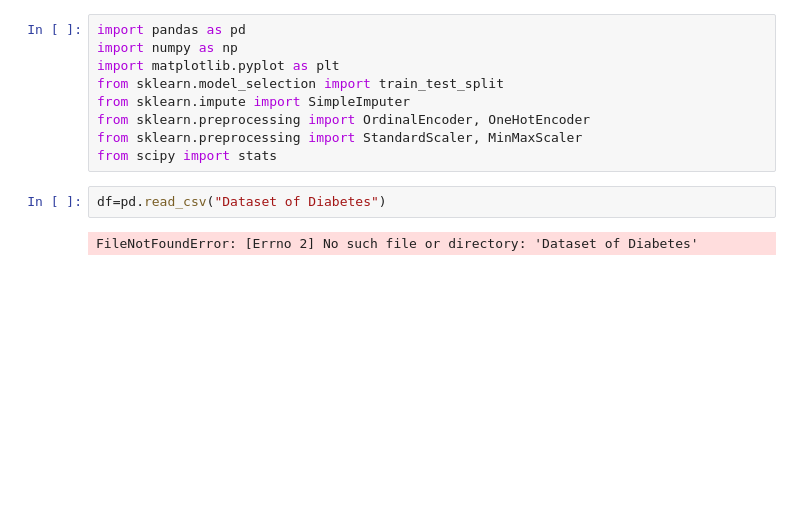
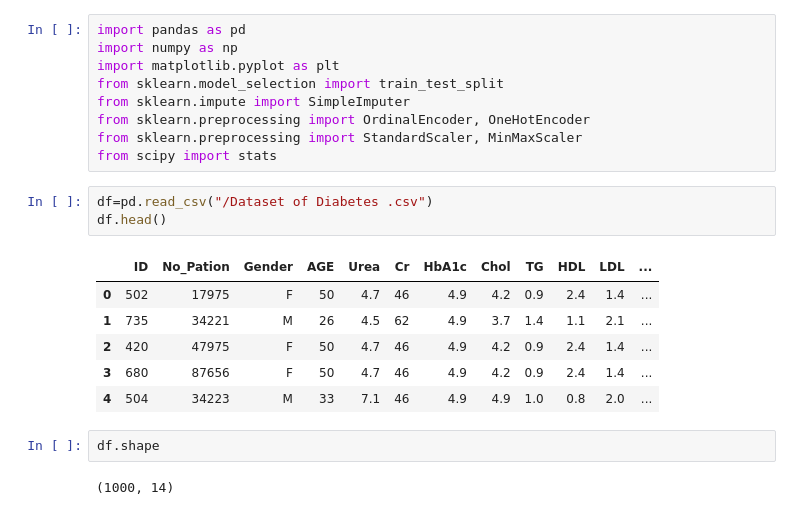
Before and after one commit to venkateshchandle/ml, a Jupyter notebook: 1BM22CS325_Lab-1-DataProcessing.ipynb, the cells around one changed output. Saved outputs shown, nothing was run; the diff lists cells and outputs as text; blank space fills up the shorter version.

```diff
--- a/1BM22CS325_Lab-1-DataProcessing.ipynb
+++ b/1BM22CS325_Lab-1-DataProcessing.ipynb
@@ -10,6 +10,16 @@ from sklearn.preprocessing import OrdinalEncoder, OneHotEncoder
 from sklearn.preprocessing import StandardScaler, MinMaxScaler
 from scipy import stats
 # %%
-df=pd.read_csv("Dataset of Diabetes")
+df=pd.read_csv("/Dataset of Diabetes .csv")
+df.head()
 # %% [output]
-FileNotFoundError: [Errno 2] No such file or directory: 'Dataset of Diabetes'
+|  | ID | No_Pation | Gender | AGE | Urea | Cr | HbA1c | Chol | TG | HDL | LDL | ... |
+| 0 | 502 | 17975 | F | 50 | 4.7 | 46 | 4.9 | 4.2 | 0.9 | 2.4 | 1.4 | ... |
+| 1 | 735 | 34221 | M | 26 | 4.5 | 62 | 4.9 | 3.7 | 1.4 | 1.1 | 2.1 | ... |
+| 2 | 420 | 47975 | F | 50 | 4.7 | 46 | 4.9 | 4.2 | 0.9 | 2.4 | 1.4 | ... |
+| 3 | 680 | 87656 | F | 50 | 4.7 | 46 | 4.9 | 4.2 | 0.9 | 2.4 | 1.4 | ... |
+| 4 | 504 | 34223 | M | 33 | 7.1 | 46 | 4.9 | 4.9 | 1.0 | 0.8 | 2.0 | ... |
+# %%
+df.shape
+# %% [output]
+(1000, 14)
```
Also changed, not shown: parts of 10 cells of this notebook.
